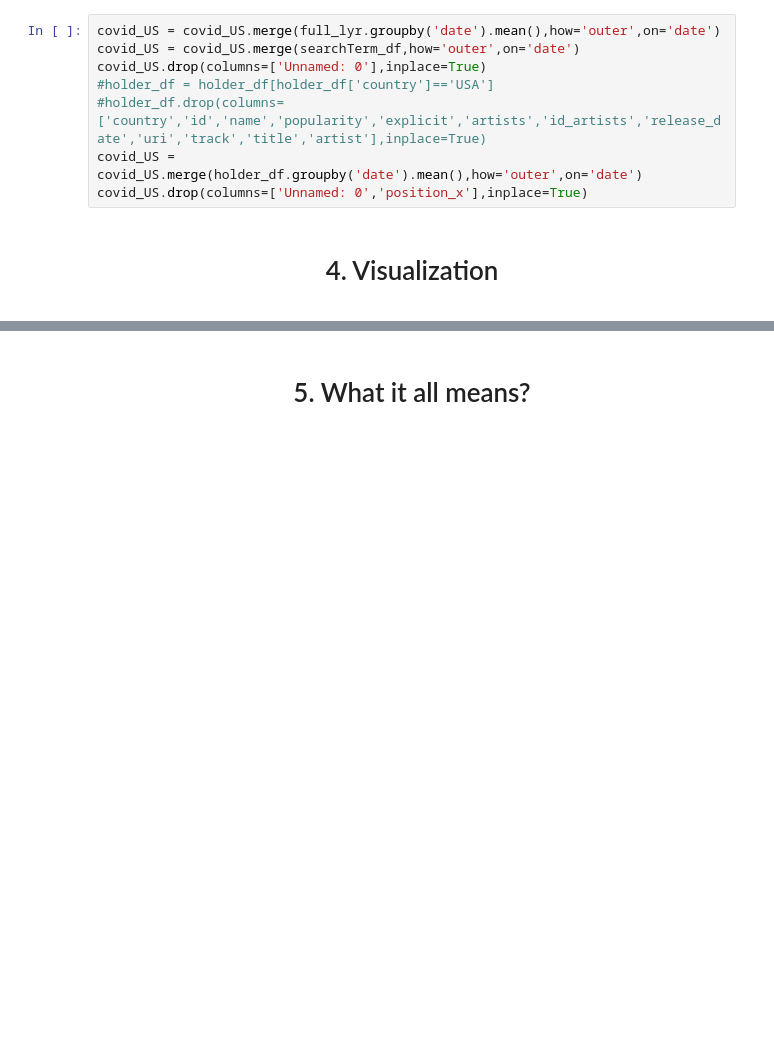
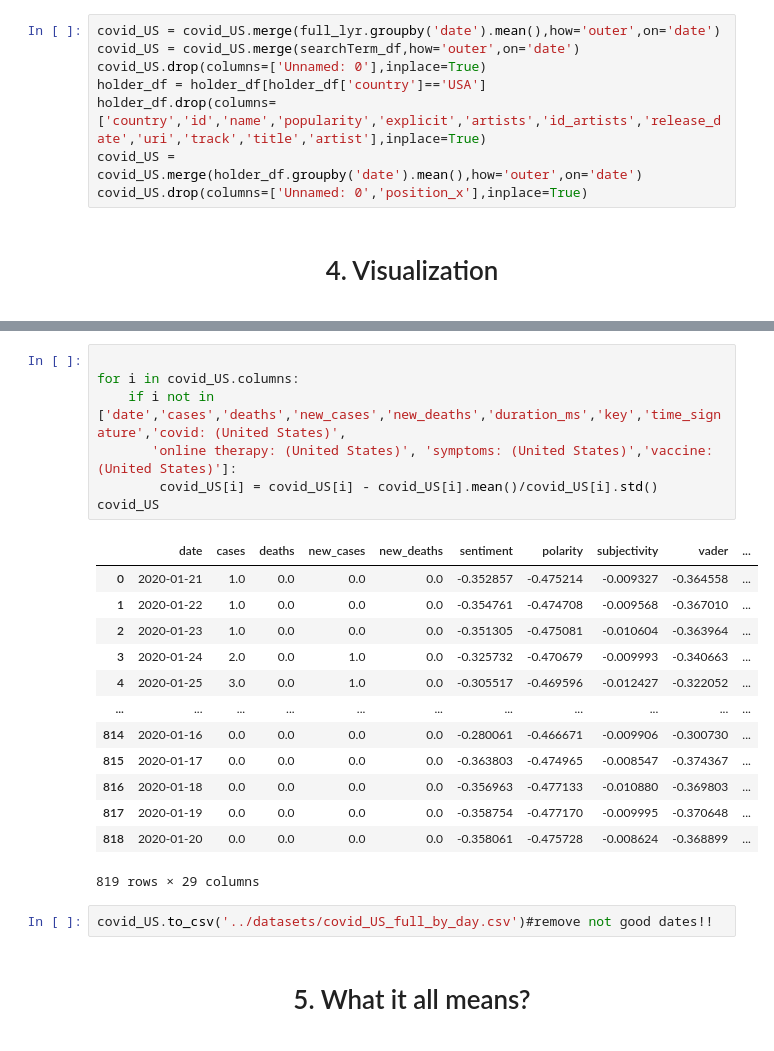
Before and after one commit to M-Sender/CS-Capstone, a Jupyter notebook: code/analysis.ipynb, the cells around one changed output, grey strips where cells are left out. Saved outputs shown, nothing was run; the diff lists cells and outputs as text; blank space fills up the shorter version.

```diff
--- a/code/analysis.ipynb
+++ b/code/analysis.ipynb
@@ -230,8 +231,8 @@ covid_US['new_deaths'] = covid_US['deaths'].diff()
 covid_US = covid_US.merge(full_lyr.groupby('date').mean(),how='outer',on='date')
 covid_US = covid_US.merge(searchTerm_df,how='outer',on='date')
 covid_US.drop(columns=['Unnamed: 0'],inplace=True)
-#holder_df = holder_df[holder_df['country']=='USA']
-#holder_df.drop(columns=['country','id','name','popularity','explicit','artists','id_artists','release_date','uri','track','title','artist'],inplace=True)
+holder_df = holder_df[holder_df['country']=='USA']
+holder_df.drop(columns=['country','id','name','popularity','explicit','artists','id_artists','release_date','uri','track','title','artist'],inplace=True)
 covid_US = covid_US.merge(holder_df.groupby('date').mean(),how='outer',on='date')
 covid_US.drop(columns=['Unnamed: 0','position_x'],inplace=True)
 # %% [markdown]
@@ -244,3 +251,26 @@ FileNotFoundError: [Errno 2] No such file or directory: 'covid_US_full_by_day.cs
+# %%
+
+for i in covid_US.columns:
+    if i not in ['date','cases','deaths','new_cases','new_deaths','duration_ms','key','time_signature','covid: (United States)',
+       'online therapy: (United States)', 'symptoms: (United States)','vaccine: (United States)']:
+        covid_US[i] = covid_US[i] - covid_US[i].mean()/covid_US[i].std()
+covid_US
+# %% [output]
+|  | date | cases | deaths | new_cases | new_deaths | sentiment | polarity | subjectivity | vader | ... |
+| 0 | 2020-01-21 | 1.0 | 0.0 | 0.0 | 0.0 | -0.352857 | -0.475214 | -0.009327 | -0.364558 | ... |
+| 1 | 2020-01-22 | 1.0 | 0.0 | 0.0 | 0.0 | -0.354761 | -0.474708 | -0.009568 | -0.367010 | ... |
+| 2 | 2020-01-23 | 1.0 | 0.0 | 0.0 | 0.0 | -0.351305 | -0.475081 | -0.010604 | -0.363964 | ... |
+| 3 | 2020-01-24 | 2.0 | 0.0 | 1.0 | 0.0 | -0.325732 | -0.470679 | -0.009993 | -0.340663 | ... |
+| 4 | 2020-01-25 | 3.0 | 0.0 | 1.0 | 0.0 | -0.305517 | -0.469596 | -0.012427 | -0.322052 | ... |
+| ... | ... | ... | ... | ... | ... | ... | ... | ... | ... | ... |
+| 814 | 2020-01-16 | 0.0 | 0.0 | 0.0 | 0.0 | -0.280061 | -0.466671 | -0.009906 | -0.300730 | ... |
+| 815 | 2020-01-17 | 0.0 | 0.0 | 0.0 | 0.0 | -0.363803 | -0.474965 | -0.008547 | -0.374367 | ... |
+| 816 | 2020-01-18 | 0.0 | 0.0 | 0.0 | 0.0 | -0.356963 | -0.477133 | -0.010880 | -0.369803 | ... |
+| 817 | 2020-01-19 | 0.0 | 0.0 | 0.0 | 0.0 | -0.358754 | -0.477170 | -0.009995 | -0.370648 | ... |
+| 818 | 2020-01-20 | 0.0 | 0.0 | 0.0 | 0.0 | -0.358061 | -0.475728 | -0.008624 | -0.368899 | ... |
+819 rows × 29 columns
+# %%
+covid_US.to_csv('../datasets/covid_US_full_by_day.csv')#remove not good dates!!
 # %% [markdown]
 <center><h1>5. What it all means?</h1></center>
 # %% [markdown]
```
Also changed, not shown: parts of 3 cells of this notebook, 2 other files.
